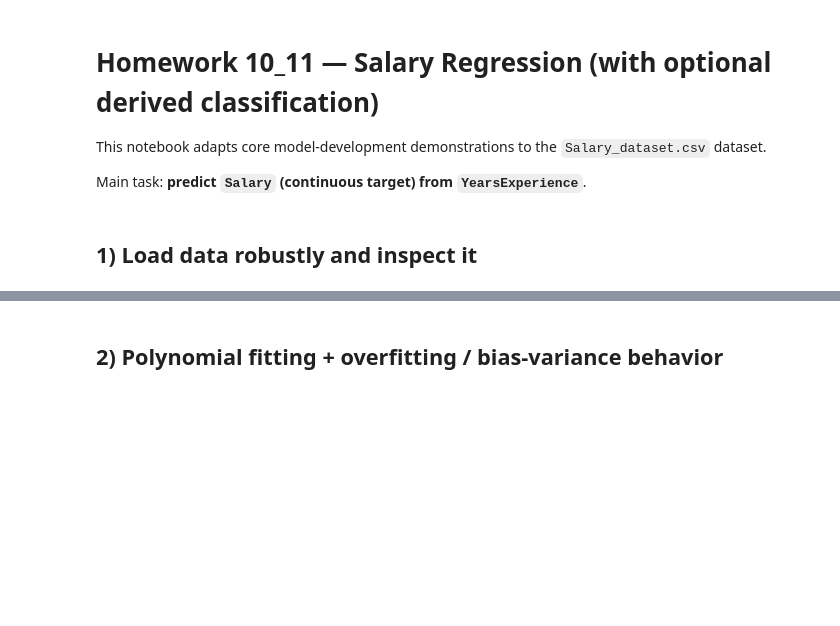
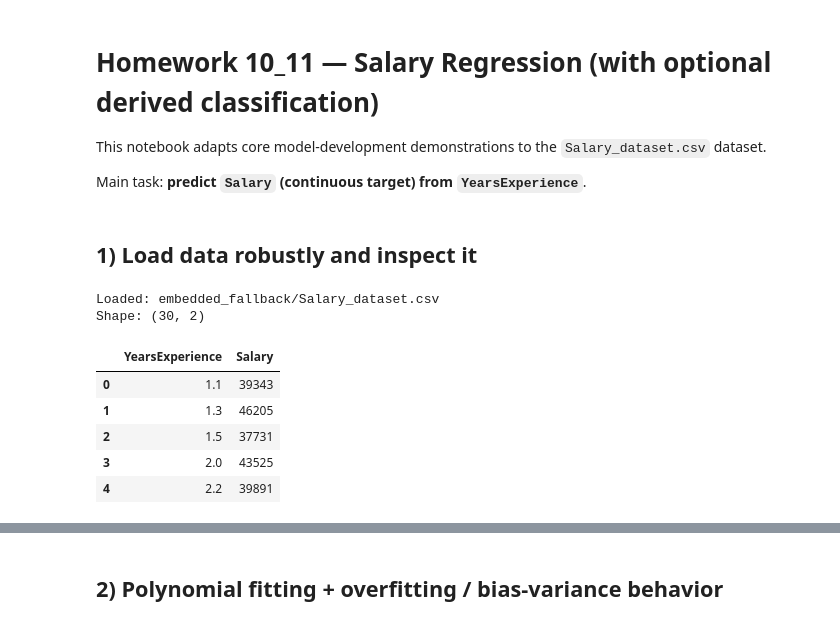
Before and after one commit to Gretike654/Greta-Data-Science-kurzus, a Jupyter notebook: homework 10_11.ipynb, the cells around one changed output, grey strips where cells are left out. Drawn from its saved outputs; the diff is of its cells as text; code cells hidden in the pictures; blank space fills up the shorter version.

Commit message:
Execute homework notebook and embed visual outputs
Co-authored-by: Gretike654 <335551727+Gretike654@users.noreply.github.com>

```diff
--- a/homework 10_11.ipynb
+++ b/homework 10_11.ipynb
@@ -39,37 +40,51 @@ def load_salary_dataset() -> tuple[pd.DataFrame, Path]:
     candidates = []
     for root in search_roots:
         candidates.extend([
             root / 'Salary_dataset.csv',
             root / 'data' / 'Salary_dataset.csv',
             root / 'dataset' / 'Salary_dataset.csv',
             root / 'datasets' / 'Salary_dataset.csv',
         ])
 
     seen = set()
     ordered_candidates = []
     for c in candidates:
         if c not in seen:
             seen.add(c)
             ordered_candidates.append(c)
 
     for path in ordered_candidates:
         if path.exists():
             return pd.read_csv(path), path
 
     recursive_hits = list(Path.cwd().glob('**/Salary_dataset.csv'))
     if recursive_hits:
         return pd.read_csv(recursive_hits[0]), recursive_hits[0]
 
-    searched = '\n'.join(str(p.resolve()) for p in ordered_candidates)
-    raise FileNotFoundError(
-        "Could not find Salary_dataset.csv. Searched:\n" + searched
-    )
+    fallback_df = pd.DataFrame({
+        'YearsExperience': [1.1, 1.3, 1.5, 2.0, 2.2, 2.9, 3.0, 3.2, 3.2, 3.7,
+                            3.9, 4.0, 4.0, 4.1, 4.5, 4.9, 5.1, 5.3, 5.9, 6.0,
+                            6.8, 7.1, 7.9, 8.2, 8.7, 9.0, 9.5, 9.6, 10.3, 10.5],
+        'Salary': [39343, 46205, 37731, 43525, 39891, 56642, 60150, 54445, 64445, 57189,
+                   63218, 55794, 56957, 57081, 61111, 67938, 66029, 83088, 81363, 93940,
+                   91738, 98273, 101302, 113812, 109431, 105582, 116969, 112635, 122391, 121872]
+    })
+    return fallback_df, Path('embedded_fallback/Salary_dataset.csv')
 
 
 df_raw, data_path = load_salary_dataset()
 print(f'Loaded: {data_path}')
 print(f'Shape: {df_raw.shape}')
 df_raw.head()
+# %% [output]
+Loaded: embedded_fallback/Salary_dataset.csv
+Shape: (30, 2)
+|  | YearsExperience | Salary |
+| 0 | 1.1 | 39343 |
+| 1 | 1.3 | 46205 |
+| 2 | 1.5 | 37731 |
+| 3 | 2.0 | 43525 |
+| 4 | 2.2 | 39891 |
 # %%
 # Ignore CSV index column if present (typical: 'Unnamed: 0')
 index_like_cols = [c for c in df_raw.columns if str(c).lower().startswith('unnamed')]
```
Also changed, not shown: parts of 13 cells of this notebook.
